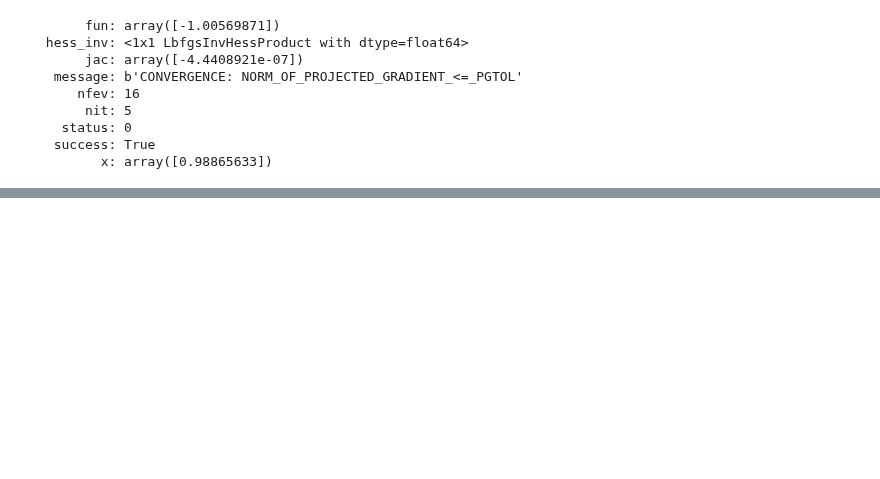
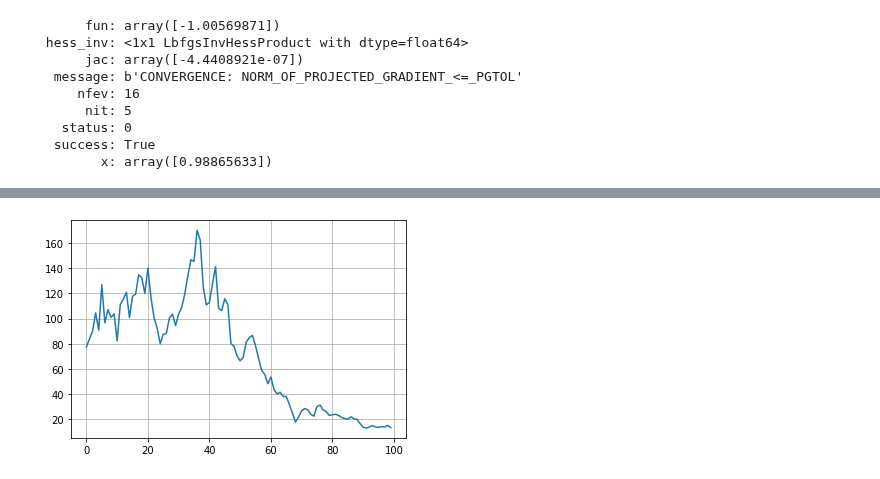
Before and after one commit to matteosan1/finance_course, a Jupyter notebook: lessons_2020/lesson4.ipynb, the cells around one changed output, grey strips where cells are left out. Saved outputs shown, nothing was run; the diff lists cells and outputs as text; code cells hidden in the pictures; blank space fills up the shorter version.

```diff
--- a/lessons_2020/lesson4.ipynb
+++ b/lessons_2020/lesson4.ipynb
@@ -797,0 +273,22 @@ class OverNightIndexSwap:
+# %%
+# implment the MC
+import random
+random.seed(1)
+
+trials = 1000000
+successes = {"=1":0.0, "=4": 0.0, "<13":0.0}
+
+for _ in range(trials):
+    d1 = random.randint(1, 6)
+    d2 = random.randint(1, 6)
+    s = d1+d2
+
+    if s == 1:
+        successes["=1"] += 1
+    if s == 4:
+        successes["=4"] += 1
+    if s < 13:
+        successes["<13"] += 1
+
+for k, v in successes.items():
+    print (k, v/trials)
@@ -797,0 +368,20 @@ class OverNightIndexSwap:
+# %%
+# stock price evolution
+from numpy.random import normal, seed
+from math import exp, sqrt
+
+seed(1)
+S = 100
+series = []
+mu = 0.1/252
+sigma = 0.15
+T = 1
+for _ in range(100):
+    S = S*exp((mu - 0.5*sigma**2)*T - sigma*sqrt(T)*normal())
+    series.append(S)
+
+plt.plot(range(100), series)
+plt.grid(True)
+plt.show()
+# %% [output]
+[figure, added]
```
Also changed, not shown: parts of 81 cells of this notebook, 4 other files.
